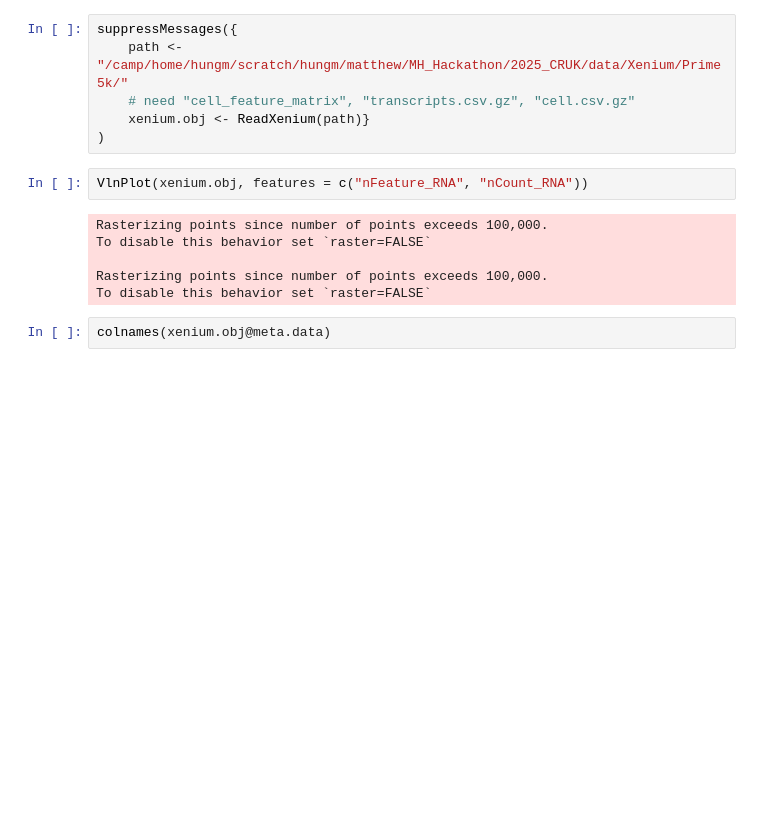
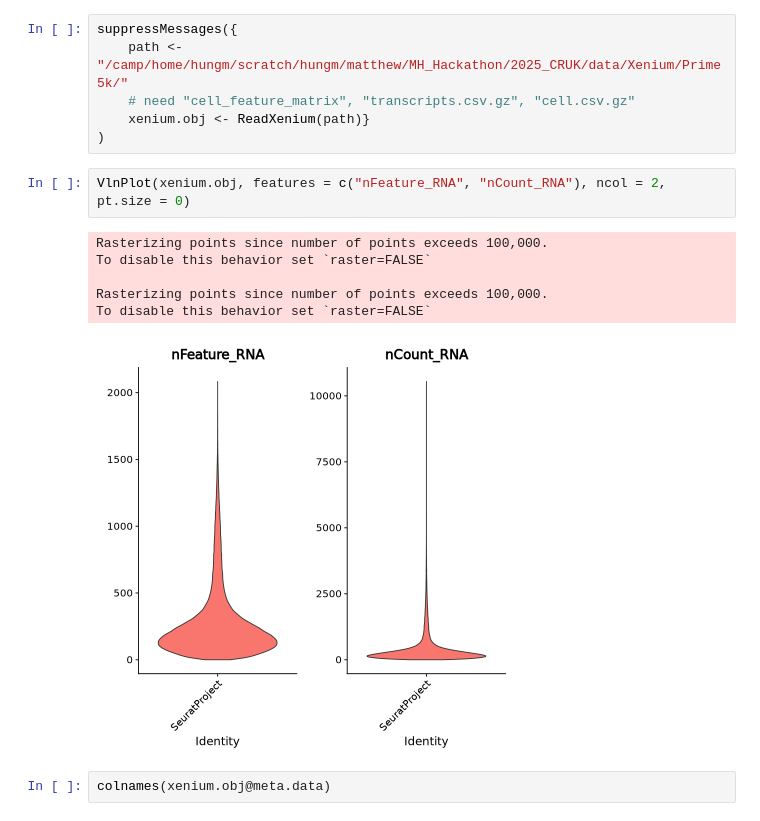
Before and after one commit to hungms/CRUK2025_Hackathon, a Jupyter notebook: xenium2.ipynb, the cells around one changed output. Saved outputs shown, nothing was run; the diff lists cells and outputs as text; blank space fills up the shorter version.

```diff
--- a/xenium2.ipynb
+++ b/xenium2.ipynb
@@ -104,13 +104,14 @@ suppressMessages({
     xenium.obj <- ReadXenium(path)}
 )
 # %%
-VlnPlot(xenium.obj, features = c("nFeature_RNA", "nCount_RNA"))
+VlnPlot(xenium.obj, features = c("nFeature_RNA", "nCount_RNA"), ncol = 2, pt.size = 0)
 # %% [output]
 Rasterizing points since number of points exceeds 100,000.
 To disable this behavior set `raster=FALSE`
 
 Rasterizing points since number of points exceeds 100,000.
 To disable this behavior set `raster=FALSE`
+[figure, added]
 # %%
 colnames(xenium.obj@meta.data)
 # %% [output]
```
Also changed, not shown: parts of 1 cell of this notebook, 12 other files.
